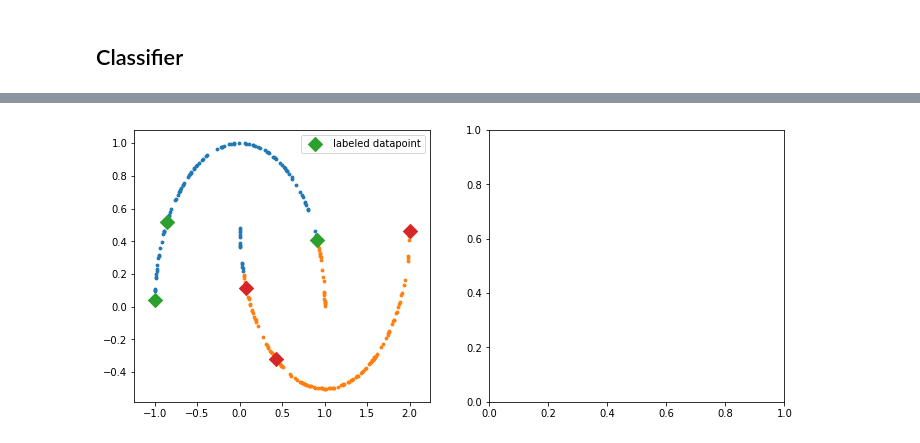
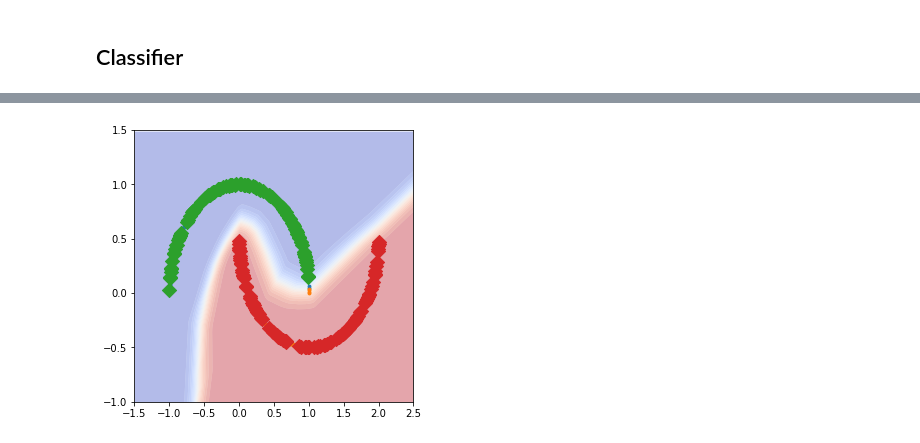
Before and after one commit to bruno-31/toy_ssl, a Jupyter notebook: gan-ssl-cnn.ipynb, the cells around one changed output, grey strips where cells are left out. Drawn from its saved outputs; the diff is of its cells as text; code cells hidden in the pictures.

```diff
--- a/gan-ssl-cnn.ipynb
+++ b/gan-ssl-cnn.ipynb
@@ -316,23 +297,0 @@ g = grad_synth[0]; xx = gen_samples[0]
-# %%
-n_test = len(pred)
-plt.figure(1,figsize=(18,5))
-plt.subplot(131)
-utils.scatter_2_class(testx[:n_test],pred,s=8)
-utils.scatter_2_class(trainx,trainy, marker='D',s=100)
-plt.legend(['_','_','labeled datapoint'])
-plt.subplot(132)
-# plt.scatter(testx[:n_test,0],testx[:n_test,1], s=30, c=_nabla, alpha=1.,cmap='Reds',norm=None,vmin=0, vmax=500,linewidths=0.1,edgecolors='b')
-# plt.colorbar()
-# plt.title('nabla loss')
-# plt.legend(['nabla loss'])
-# plt.subplot(133)
-# plt.plot(xls)
-# plt.plot(jls)
-# plt.plot(reg)
-# plt.ylim([10^-2,10^(-3)])
-# xlabel('epochs')
-# plt.legend(['xentropy loss', 'nabla loss'])
-
-plt.show()
-# %% [output]
-[figure, removed]
@@ -339,3 +309,28 @@ plt.show()
+# %%
+n_test = len(pred)
+fig = plt.figure(figsize=(5,5))
+# plt.subplot(121)
+cnt = plt.contourf(xx, yy, zz.reshape(xx.shape),20,cmap=plt.cm.coolwarm, alpha=0.4,edgecolor=None)
+# plt.contour(xx, yy, zz.reshape(xx.shape),1,map=plt.cm.binary, alpha=0.5,linewidths=2,linestyles='solid')
+utils.scatter_2_class(testx[:n_test],pred,s=8)
+utils.scatter_2_class(trainx,trainy, marker='D',s=100)
+plt.xlim([-1.5,2.5]);plt.ylim([-1,1.5])
+
+
+# This is the fix for the white lines between contour levels
+for c in cnt.collections:
+    c.set_edgecolor("face")
+    c.set_linewidth(1e-9)
+# plt.subplot(122)
+# utils.scatter_2_class(testx[:n_test],pred,s=8)
+# utils.scatter_2_class(trainx,trainy, marker='D',s=100)
+# plt.legend(['_','_','labeled datapoint'])
+# plt.xlim([-1.5,2.5]);plt.ylim([-1,1.5])
+
+
+plt.show()
+# %% [output]
+[figure, added]
 # %%
 # xx, zz = sess.run([samples,samples_perturb])
 uu,xx, yy = sess.run([_nabla,samples, data]) # _nabla = tf.gradients(logits_gen, noise)[0]
```
Also changed, not shown: parts of 16 cells of this notebook.
